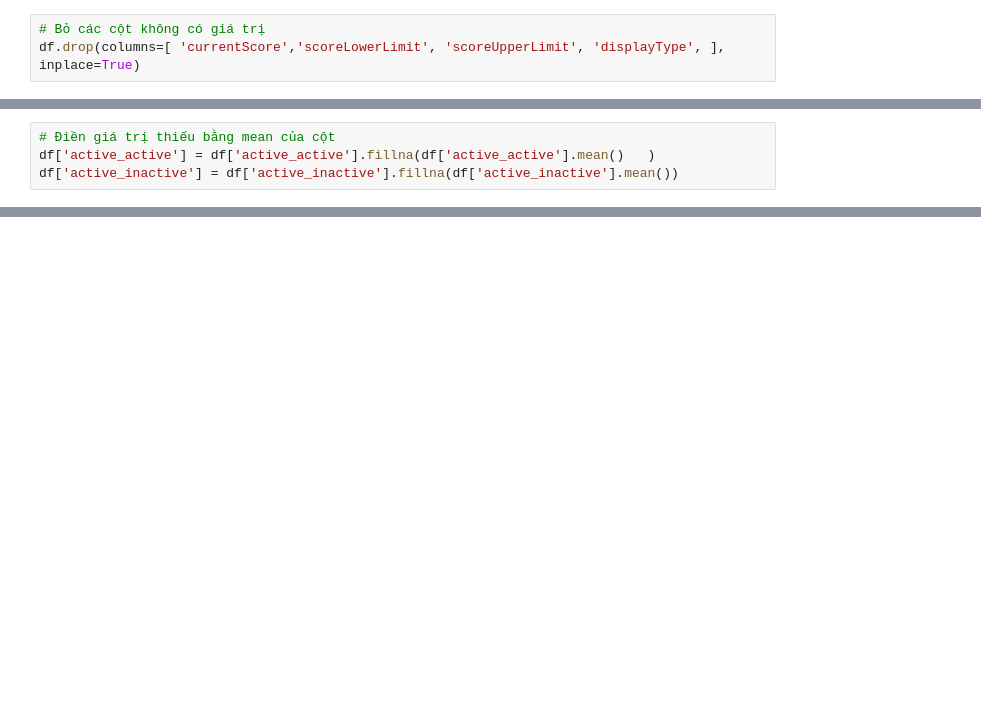
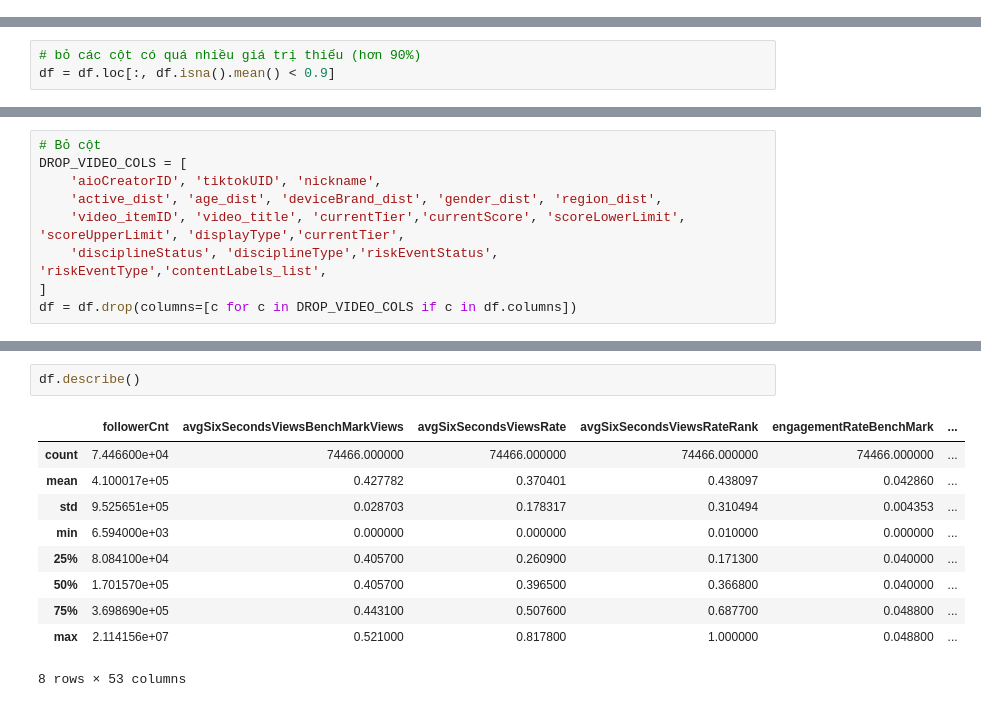
Before and after one commit to lamphat344961-alt/DACS_2026, a Jupyter notebook: processing.ipynb, the cells around one changed output, grey strips where cells are left out. Cells and saved outputs as stored; diff of their text form; blank space fills up the shorter version.

```diff
--- a/processing.ipynb
+++ b/processing.ipynb
@@ -79,3 +385,0 @@ Name: count, Length: 87, dtype: int64
-# %%
-# Bỏ các cột không có giá trị
-df.drop(columns=[ 'currentScore','scoreLowerLimit', 'scoreUpperLimit', 'displayType', ], inplace=True)
@@ -85,4 +385,0 @@ df['contentLabels'] = df['contentLabels'].fillna('Unknown')
-# %%
-# Điền giá trị thiếu bằng mean của cột
-df['active_active'] = df['active_active'].fillna(df['active_active'].mean()   )
-df['active_inactive'] = df['active_inactive'].fillna(df['active_inactive'].mean())
@@ -91,0 +386,3 @@ df = df.fillna(0)
+# %%
+# bỏ các cột có quá nhiều giá trị thiếu (hơn 90%)
+df = df.loc[:, df.isna().mean() < 0.9]
@@ -91,0 +391,9 @@ df = df.fillna(0)
+# %%
+# Bỏ cột
+DROP_VIDEO_COLS = [
+    'aioCreatorID', 'tiktokUID', 'nickname',
+    'active_dist', 'age_dist', 'deviceBrand_dist', 'gender_dist', 'region_dist',
+    'video_itemID', 'video_title', 'currentTier','currentScore', 'scoreLowerLimit', 'scoreUpperLimit', 'displayType','currentTier',
+    'disciplineStatus', 'disciplineType','riskEventStatus', 'riskEventType','contentLabels_list',
+]
+df = df.drop(columns=[c for c in DROP_VIDEO_COLS if c in df.columns])
@@ -91,0 +411,13 @@ df = df.fillna(0)
+# %%
+df.describe()
+# %% [output]
+|  | followerCnt | avgSixSecondsViewsBenchMarkViews | avgSixSecondsViewsRate | avgSixSecondsViewsRateRank | engagementRateBenchMark | ... |
+| count | 7.446600e+04 | 74466.000000 | 74466.000000 | 74466.000000 | 74466.000000 | ... |
+| mean | 4.100017e+05 | 0.427782 | 0.370401 | 0.438097 | 0.042860 | ... |
+| std | 9.525651e+05 | 0.028703 | 0.178317 | 0.310494 | 0.004353 | ... |
+| min | 6.594000e+03 | 0.000000 | 0.000000 | 0.010000 | 0.000000 | ... |
+| 25% | 8.084100e+04 | 0.405700 | 0.260900 | 0.171300 | 0.040000 | ... |
+| 50% | 1.701570e+05 | 0.405700 | 0.396500 | 0.366800 | 0.040000 | ... |
+| 75% | 3.698690e+05 | 0.443100 | 0.507600 | 0.687700 | 0.048800 | ... |
+| max | 2.114156e+07 | 0.521000 | 0.817800 | 1.000000 | 0.048800 | ... |
+8 rows × 53 columns
```
Also changed, not shown: parts of 42 cells of this notebook, 8 other files.
